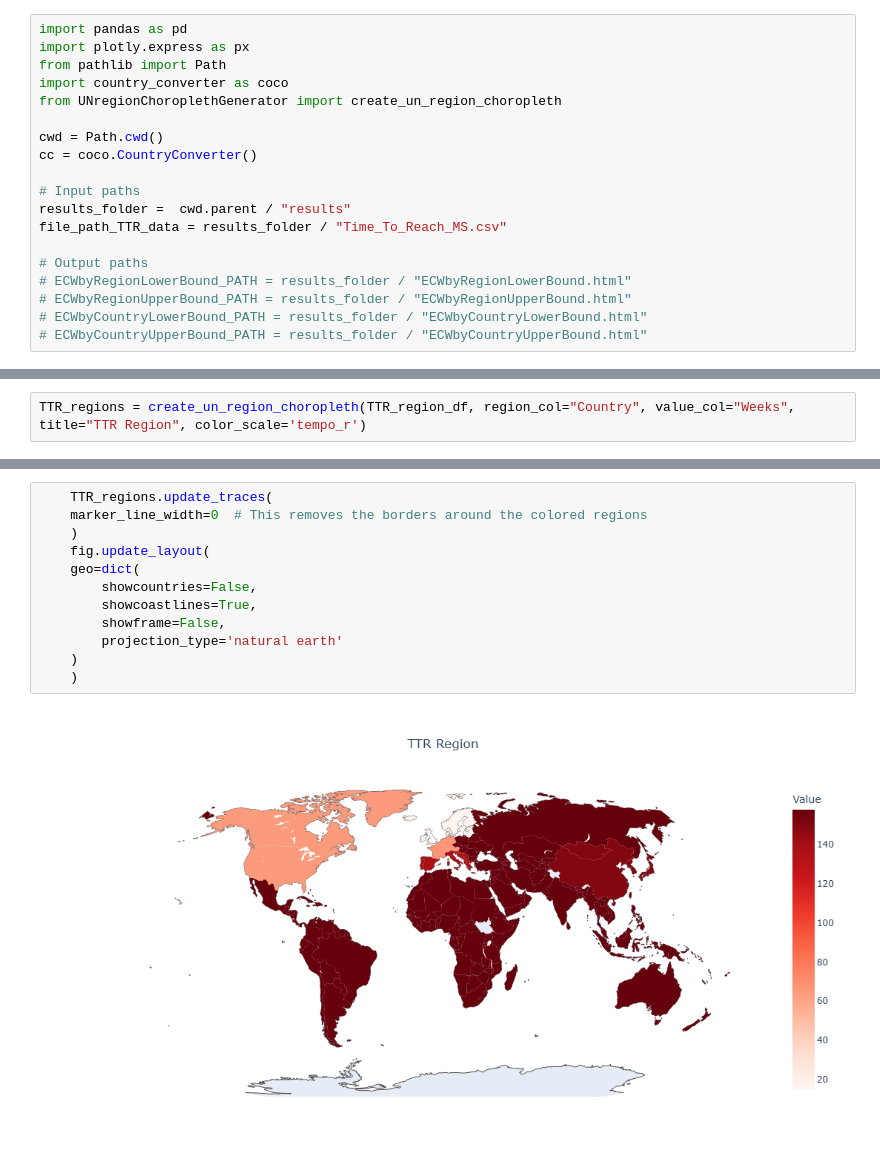
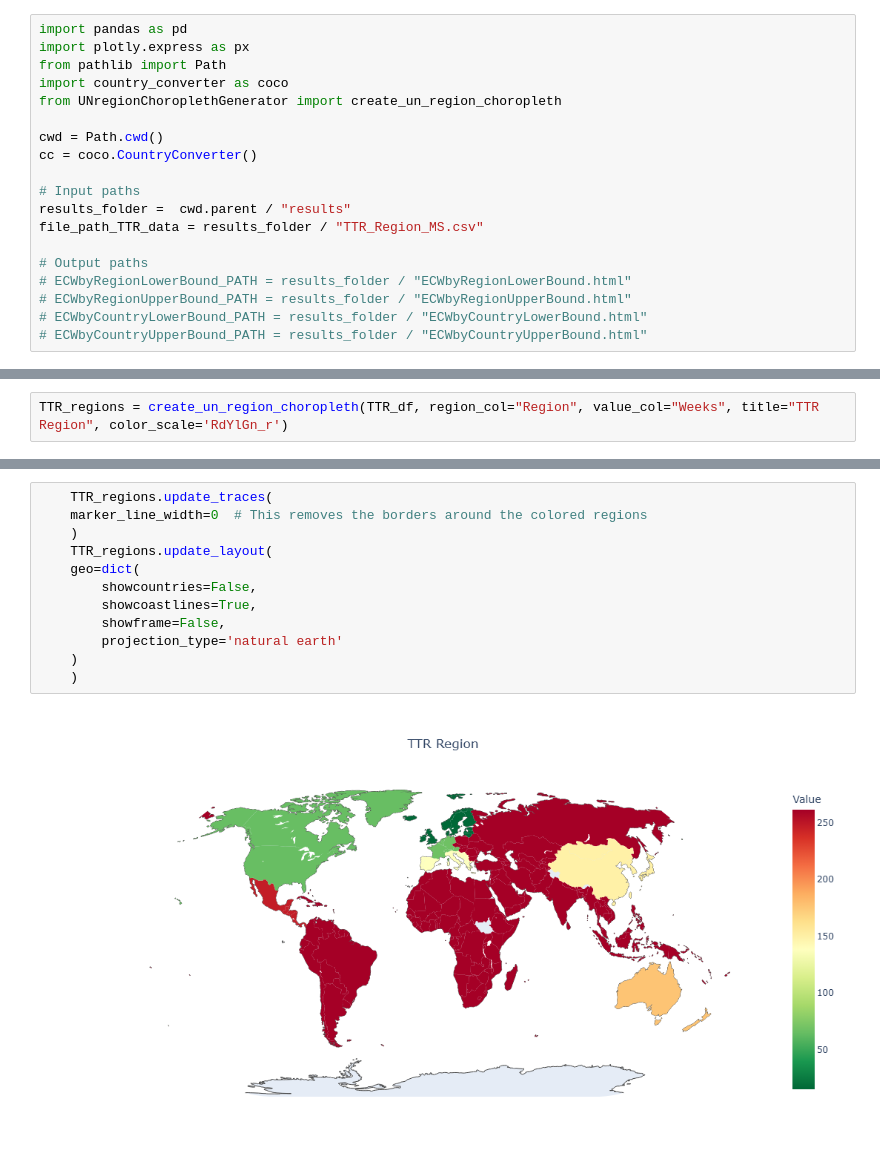
Before and after one commit to SPROOK/InRoomAirFilterScaleUp, a Jupyter notebook: scripts/TimeToCoverChoropleth.ipynb, the cells around one changed output, grey strips where cells are left out. Cells and saved outputs as stored; diff of their text form.

Commit message:
chorop gen

```diff
--- a/scripts/TimeToCoverChoropleth.ipynb
+++ b/scripts/TimeToCoverChoropleth.ipynb
@@ -10,7 +10,7 @@ cc = coco.CountryConverter()
 
 # Input paths
 results_folder =  cwd.parent / "results"
-file_path_TTR_data = results_folder / "Time_To_Reach_MS.csv"
+file_path_TTR_data = results_folder / "TTR_Region_MS.csv"
 
 # Output paths
 # ECWbyRegionLowerBound_PATH = results_folder / "ECWbyRegionLowerBound.html"
@@ -24,3 +23,3 @@ TTR_region_df = TTR_df[TTR_df['Country'].isin(region_list)]
 # %%
-TTR_regions = create_un_region_choropleth(TTR_region_df, region_col="Country", value_col="Weeks", title="TTR Region", color_scale='tempo_r')
+TTR_regions = create_un_region_choropleth(TTR_df, region_col="Region", value_col="Weeks", title="TTR Region", color_scale='RdYlGn_r')
 # %%
@@ -30,14 +29,14 @@ TTR_regions.show()
 # %%
     TTR_regions.update_traces(
     marker_line_width=0  # This removes the borders around the colored regions
     )
-    fig.update_layout(
+    TTR_regions.update_layout(
     geo=dict(
         showcountries=False,
         showcoastlines=True,
         showframe=False,
         projection_type='natural earth'
     )
     )
 # %% [output]
-[figure, old version]
+[figure, new version]
```
Also changed, not shown: parts of 2 cells of this notebook, 1 other file.
